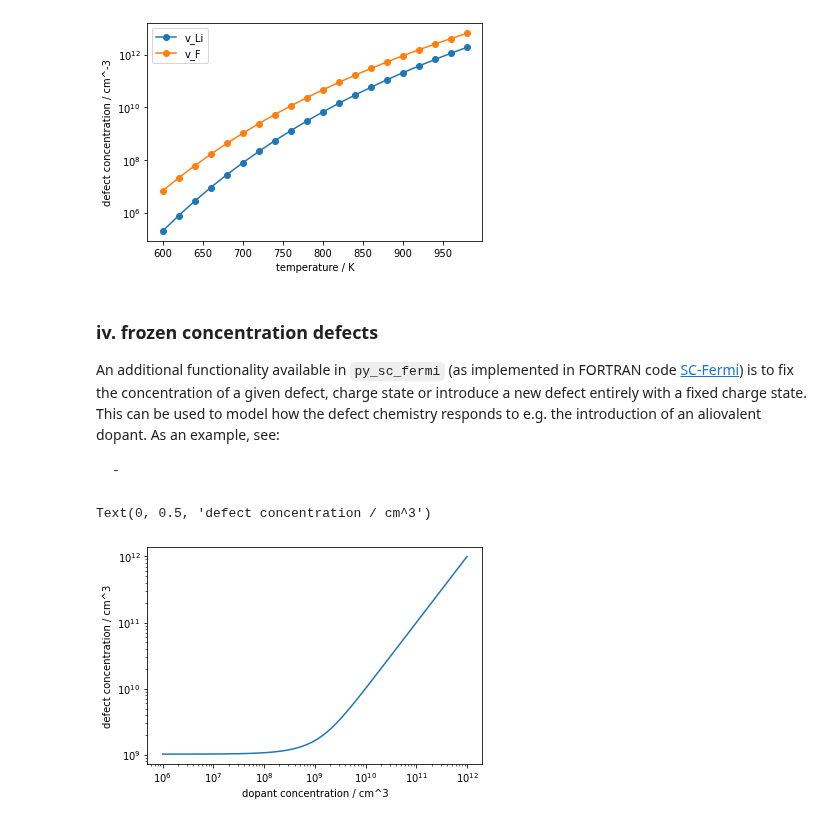
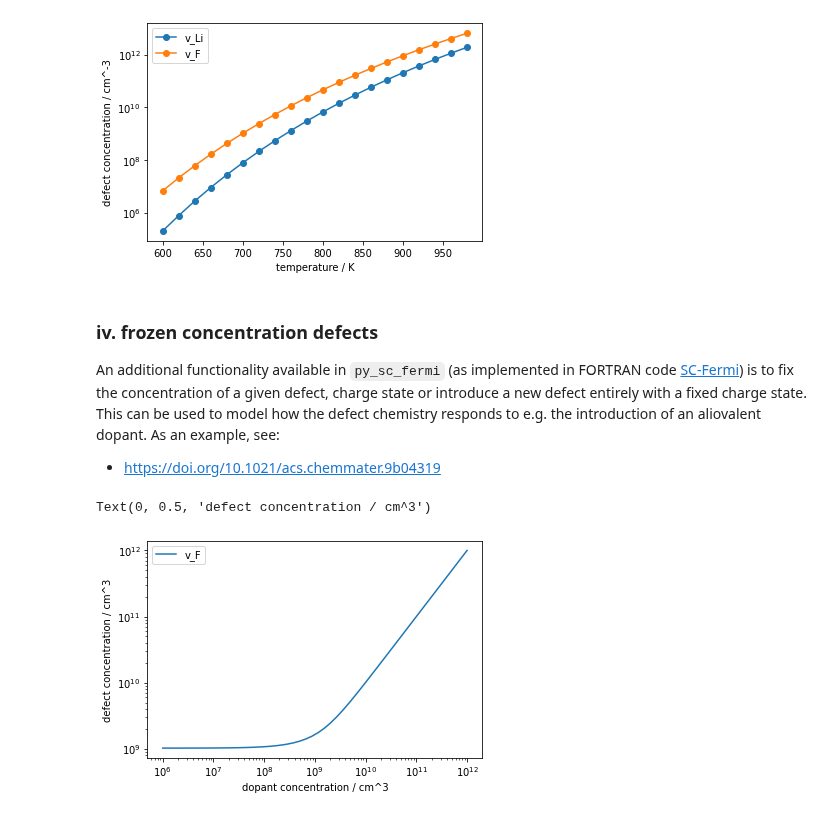
Before and after one commit to bjmorgan/py-sc-fermi, a Jupyter notebook: examples/example_workflow.ipynb, the cells around one changed output. Cells and saved outputs as stored; diff of their text form; code cells hidden in the pictures.

```diff
--- a/examples/example_workflow.ipynb
+++ b/examples/example_workflow.ipynb
@@ -211,27 +211,28 @@ plt.show()
 
 An additional functionality available in `py_sc_fermi` (as implemented in FORTRAN code [SC-Fermi](https://github.com/jbuckeridge/sc-fermi)) is to fix the concentration of a given defect, charge state or introduce a new defect entirely with a fixed charge state. This can be used to model how the defect chemistry responds to e.g. the introduction of an aliovalent dopant. As an example, see:
 
-    -
+- https://doi.org/10.1021/acs.chemmater.9b04319
 # %%
 from py_sc_fermi.defect_charge_state import FrozenDefectChargeState
 
-dopants = np.logspace(6,12)
+dopant_concentrations = np.logspace(6,12)
 
 v_li_concentrations = []
 v_f_concentrations = []
-for dopant_concentration in dopants:
+for dopant_concentration in dopant_concentrations:
     dopant_charge_state = FrozenDefectChargeState(1,dopant_concentration/1e24 * defect_system.volume)
     defect_system = DefectSystem([v_Li, v_F, DefectSpecies('dopant',-1,[dopant_charge_state])], dos, volume, temperature=700, spin_pol=1)
     defect_system_data = defect_system.to_dict()
     v_li_concentrations.append(defect_system_data['v_Li'])
     v_f_concentrations.append(defect_system_data['v_F'])
 
 plt.yscale('log')
 plt.xscale('log')
-plt.plot(dopants,v_f_concentrations)
+plt.plot(dopants,v_f_concentrations, label = ('v_F'))
 
+plt.legend()
 plt.xlabel('dopant concentration / cm^3')
 plt.ylabel('defect concentration / cm^3')
 # %% [output]
 Text(0, 0.5, 'defect concentration / cm^3')
-[figure, old version]
+[figure, new version]
```
Also changed, not shown: parts of 1 cell of this notebook, 1 other file.
